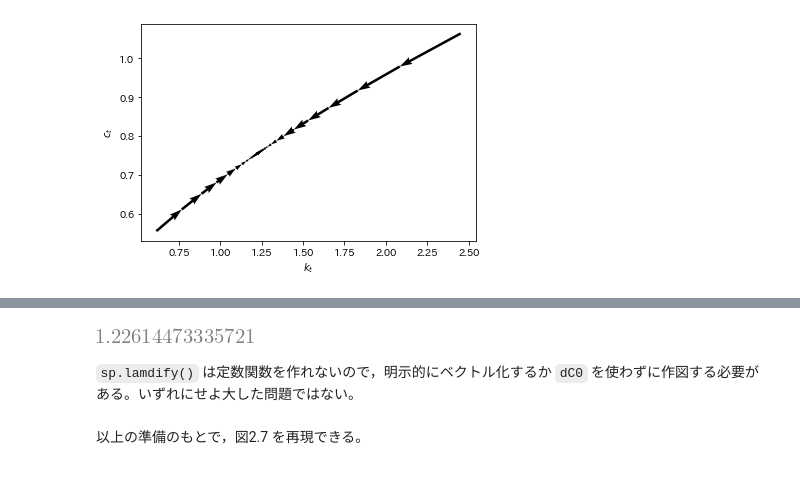
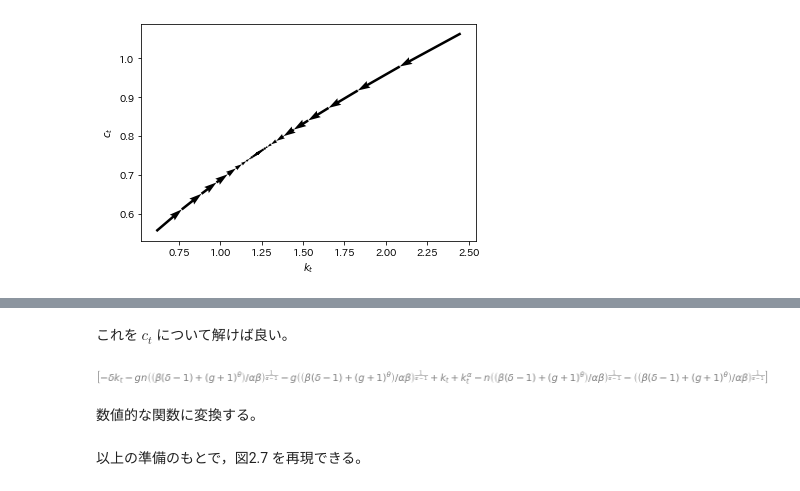
Before and after one commit to kenjisato/hasumi-book, a Jupyter notebook: 2-4-Ramsey.ipynb, the cells around one changed output, grey strips where cells are left out. Saved outputs shown, nothing was run; the diff lists cells and outputs as text; code cells hidden in the pictures.

```diff
--- a/2-4-Ramsey.ipynb
+++ b/2-4-Ramsey.ipynb
@@ -258 +265,10 @@ sp.solve(EC.subs({ca: ct}), ka)
+# %% [markdown]
+これを $c_t$ について解けば良い。
+# %%
+dC = sp.solve(EK.subs({ka: kstar[0]}), ct)
+dC
+# %% [output]
+[figure, added]
+# %% [markdown]
+数値的な関数に変換する。
 # %%
@@ -260,6 +275,0 @@ dC0 = sp.lambdify(ka, sp.solve(EC.subs({ca: ct}), ka)[0].subs(params))
-# %%
-dC0([1, 2, 3])
-# %% [output]
-[figure, removed]
-# %% [markdown]
-`sp.lamdify()` は定数関数を作れないので，明示的にベクトル化するか `dC0` を使わずに作図する必要がある。いずれにせよ大した問題ではない。
```
Also changed, not shown: parts of 11 cells of this notebook.
